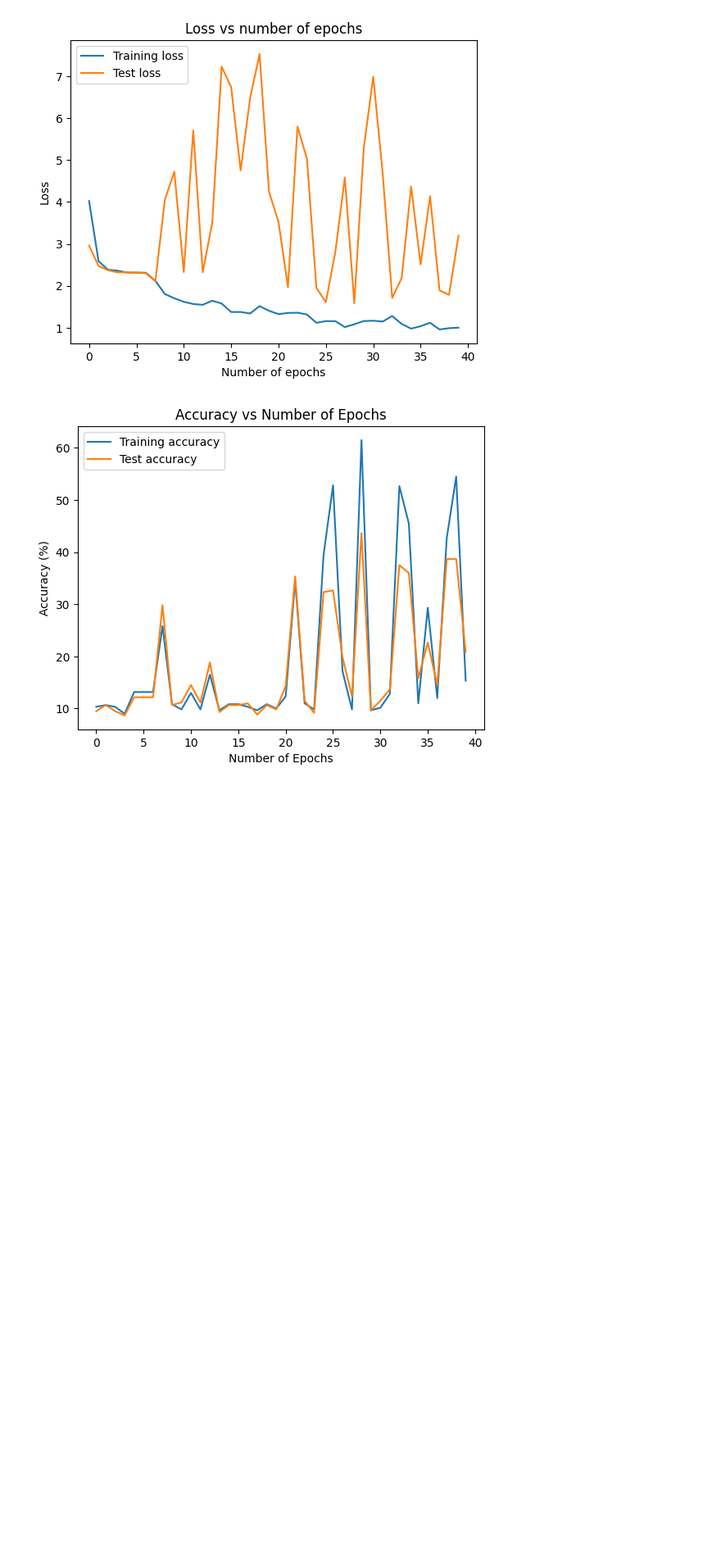
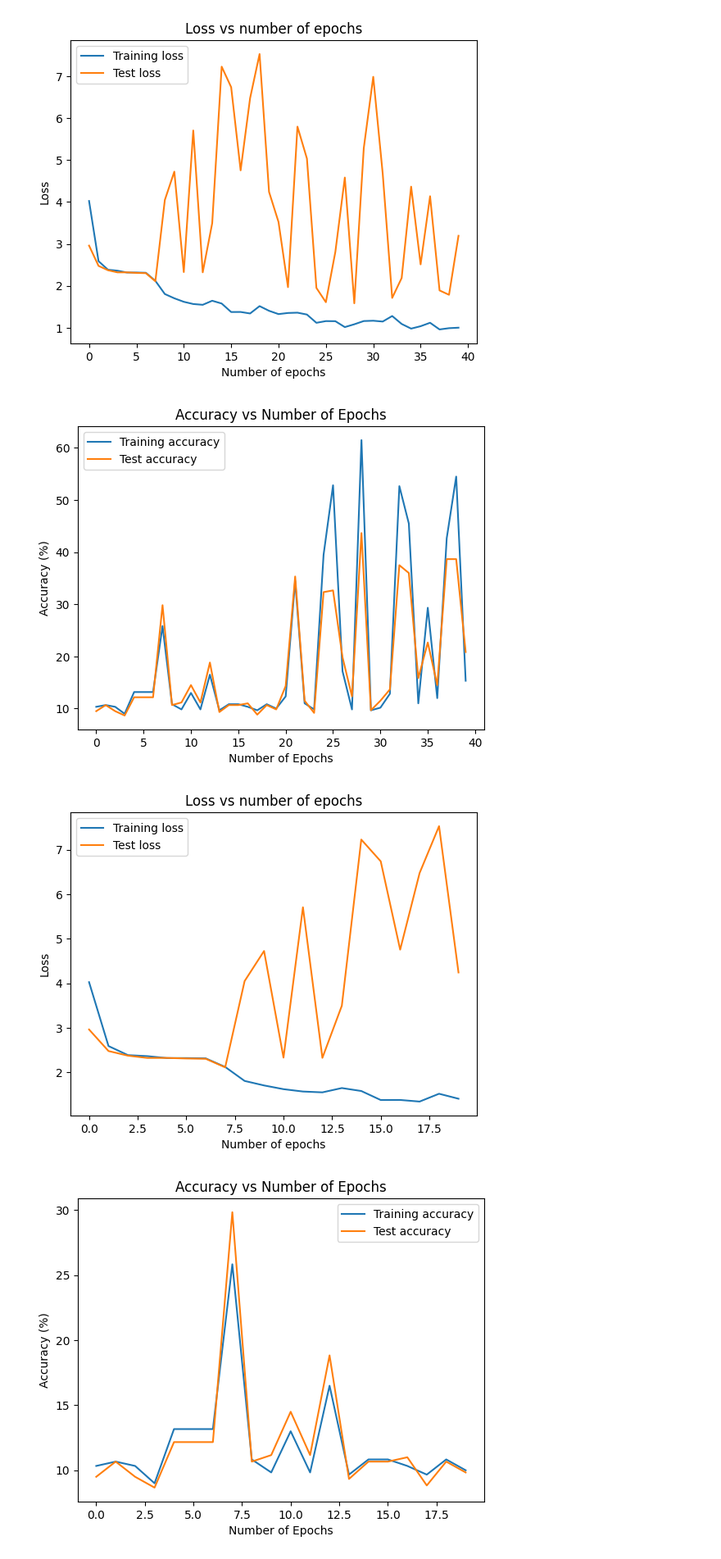
Before and after one commit to calvinhtr/SYDE_572, a Jupyter notebook: Assignment_4/Assignment_4_Exercise_2.ipynb, the cells around one changed output. Shown: that part at 82% size. Cells and saved outputs as stored; diff of their text form; code cells hidden in the pictures; blank space fills up the shorter version.

Commit message:
Add graphs from 0-20 epochs for exercise 2

```diff
--- a/Assignment_4/Assignment_4_Exercise_2.ipynb
+++ b/Assignment_4/Assignment_4_Exercise_2.ipynb
@@ -904,3 +904,23 @@ Epoch 39/40, Training Loss: 0.99, Test Loss: 1.79, Training acc: 54.50%, Test ac
 Epoch 40/40, Training Loss: 1.00, Test Loss: 3.19, Training acc: 15.33%, Test acc: 20.83%
 [figure]
 [figure]
+# %%
+plt.plot(train_losses[:20])
+plt.plot(test_losses[:20])
+plt.legend(['Training loss', 'Test loss'])
+plt.title("Loss vs number of epochs")
+plt.ylabel("Loss")
+plt.xlabel("Number of epochs")
+plt.show()
+
+plt.figure()
+plt.plot(train_accs[:20])
+plt.plot(test_accs[:20])
+plt.legend(['Training accuracy', 'Test accuracy'])
+plt.title("Accuracy vs Number of Epochs")
+plt.ylabel("Accuracy (%)")
+plt.xlabel("Number of Epochs")
+plt.show()
+# %% [output]
+[figure, added]
+[figure, added]
```
